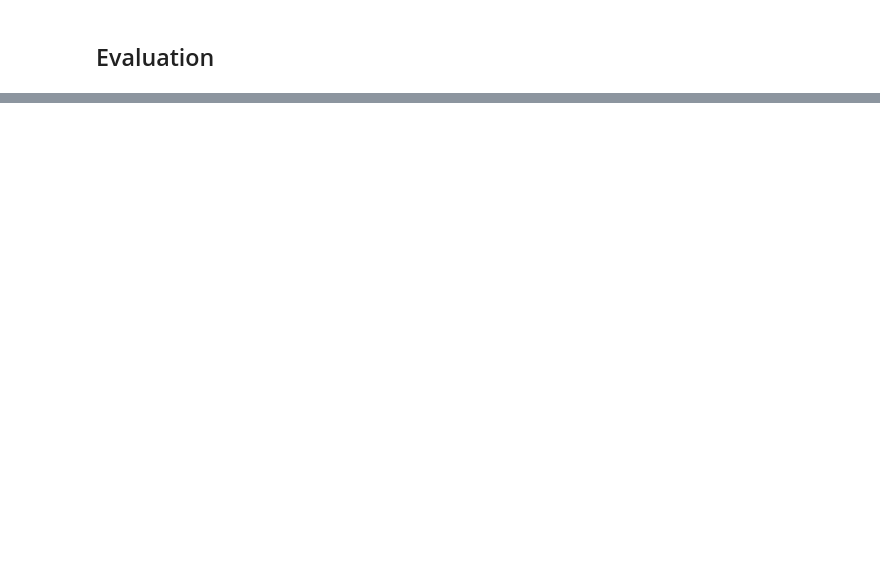
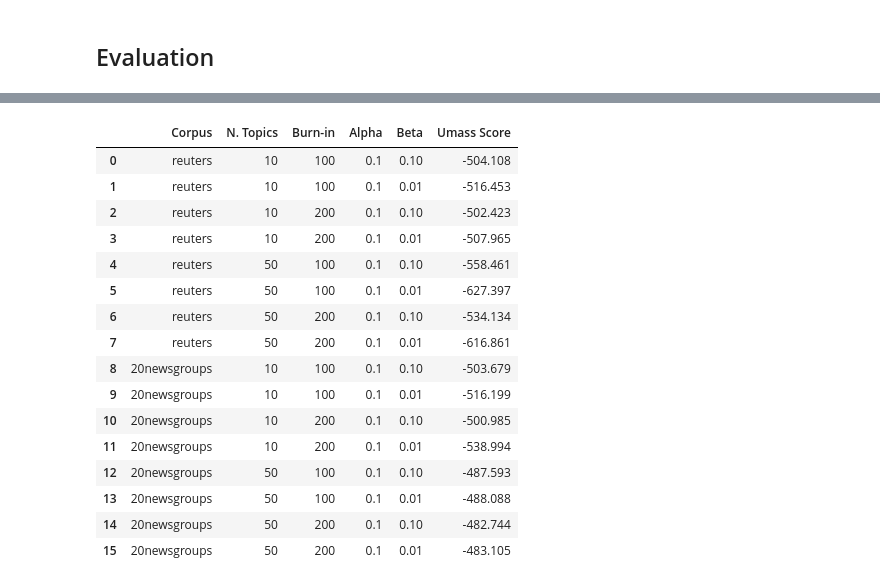
Before and after one commit to ribesstefano/chalmers_dat450_ml_for_nlp, a Jupyter notebook: A2.ipynb, the cells around one changed output, grey strips where cells are left out. Cells and saved outputs as stored; diff of their text form; code cells hidden in the pictures; blank space fills up the shorter version.

```diff
--- a/A2.ipynb
+++ b/A2.ipynb
@@ -404,5 +395,6 @@ ldacgs.sample(burnin=burnin, sample_rate=1, n_samples=1, n_topics=n_topics, verb
 # %%
-topics = ldacgs.topterms(n_terms=20)
+topics, u_mass = ldacgs.getTopTerms(n_terms=10)
 for i, topic in enumerate(topics):
     print(f'Topic n.{i}: {", ".join(t for t in topic)}')
+print(f'Umass coherence score: {u_mass.mean()}')
 # %% [output]
@@ -419,7 +411,0 @@ Topic n.9: said, mln, vs, dlrs, pct, cts, net, year, billion, shr, would, compan
-# %%
-lines = ldacgs.toplines(n_lines=5)
-for i, l in enumerate(lines):
-    print(f'Line n.{i}:')
-    for d in l:
-        print(f"{str(' '.join([w for w in d]))}")
-    print('')
@@ -470,5 +511,2 @@ Umass coherence score: -1.941
 # %% [markdown]
 ## Evaluation
-# %%
-ldacgs = LDACGS()
-ldacgs.buildCorpus(cleaned_corpus)
@@ -510,0 +513,26 @@ Umass coherence score for 50 topics and brun-in 200 (α=0.1, β=0.01): -1.963
+# %%
+table_data = []
+for corpus_name in corpora.keys():
+    # Get previously tokenized and cleaned corpus
+    cleaned_corpus = corpora[corpus_name]
+    # Instantiate LDACGS, i.e. build the corpus vocabulary
+    ldacgs = LDACGS(corpus=cleaned_corpus)
+    # Evaluate all combinations
+    for K in [10, 50]:
+        for burnin in [100, 200]:
+            for alpha, beta in [(0.1, 0.1), (0.1, 0.01)]:
+                # Perform Gibbs sampling
+                ldacgs.sample(burnin=burnin, n_topics=K, alpha=alpha, beta=beta)
+                # Get topics
+                topics, u_mass = ldacgs.getTopTerms(n_terms=20)
+                # Dump topics and Umass per topic to file
+                topicfile = f'topics_{corpus_name}_{K}_{burnin}_{alpha}_{beta}.txt'
+                with open(topicfile, 'w') as f:
+                    for i, topic in enumerate(topics):
+                        f.write(f'Topic n.{i} (Umass = {u_mass[i]:.3f}): {", ".join(t for t in topic)}\n')
+                # Populate table entries
+                print(f'Umass coherence score for {K} topics and burn-in {burnin} (α={alpha}, β={beta}): {u_mass.mean():.3f}')
+                table_data.append((corpus_name, K, burnin, alpha, beta, round(u_mass.mean(), 3)))
+cols = ['Corpus', 'N. Topics', 'Burn-in', 'Alpha', 'Beta', 'Umass Score']
+table = pd.DataFrame(table_data, columns=cols)
+table.to_csv(f'collapsed_gibbs_results.csv', encoding='utf-8', index=False)
@@ -510,0 +556,20 @@ Umass coherence score for 50 topics and brun-in 200 (α=0.1, β=0.01): -1.963
+# %%
+table
+# %% [output]
+|  | Corpus | N. Topics | Burn-in | Alpha | Beta | Umass Score |
+| 0 | reuters | 10 | 100 | 0.1 | 0.10 | -504.108 |
+| 1 | reuters | 10 | 100 | 0.1 | 0.01 | -516.453 |
+| 2 | reuters | 10 | 200 | 0.1 | 0.10 | -502.423 |
+| 3 | reuters | 10 | 200 | 0.1 | 0.01 | -507.965 |
+| 4 | reuters | 50 | 100 | 0.1 | 0.10 | -558.461 |
+| 5 | reuters | 50 | 100 | 0.1 | 0.01 | -627.397 |
+| 6 | reuters | 50 | 200 | 0.1 | 0.10 | -534.134 |
+| 7 | reuters | 50 | 200 | 0.1 | 0.01 | -616.861 |
+| 8 | 20newsgroups | 10 | 100 | 0.1 | 0.10 | -503.679 |
+| 9 | 20newsgroups | 10 | 100 | 0.1 | 0.01 | -516.199 |
+| 10 | 20newsgroups | 10 | 200 | 0.1 | 0.10 | -500.985 |
+| 11 | 20newsgroups | 10 | 200 | 0.1 | 0.01 | -538.994 |
+| 12 | 20newsgroups | 50 | 100 | 0.1 | 0.10 | -487.593 |
+| 13 | 20newsgroups | 50 | 100 | 0.1 | 0.01 | -488.088 |
+| 14 | 20newsgroups | 50 | 200 | 0.1 | 0.10 | -482.744 |
+| 15 | 20newsgroups | 50 | 200 | 0.1 | 0.01 | -483.105 |
```
Also changed, not shown: parts of 44 cells of this notebook.
